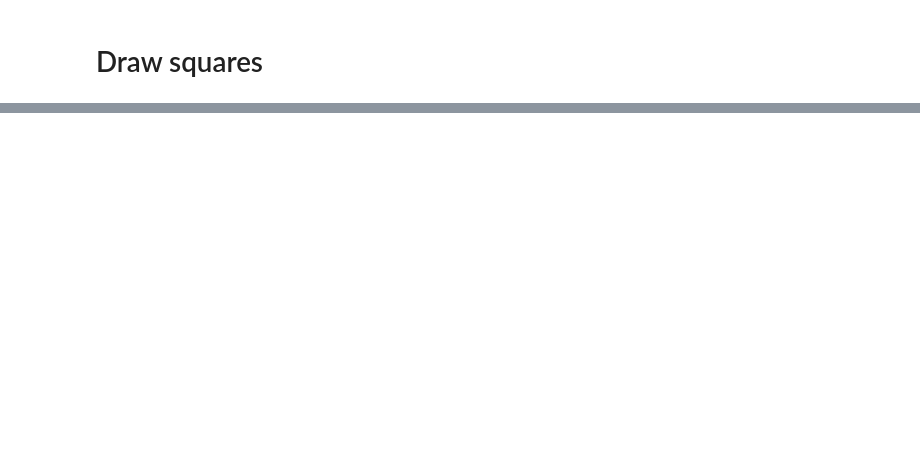
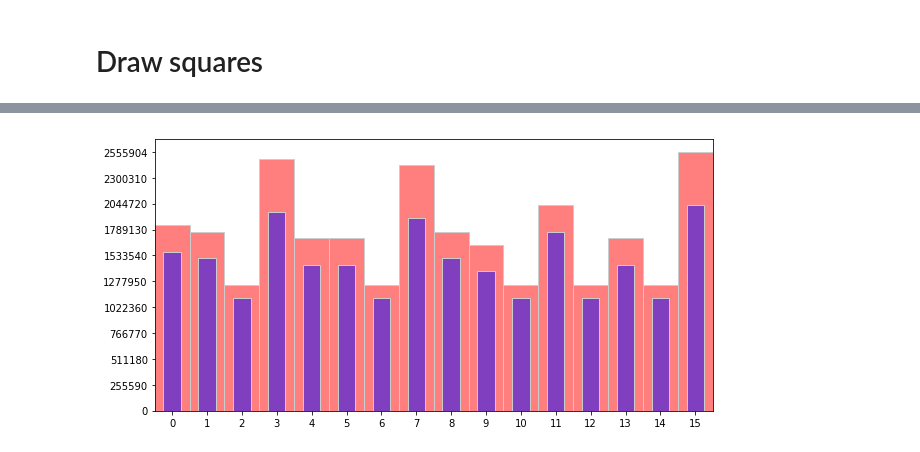
Before and after one commit to CvoidStudio/Parallel_Matrix_Topology, a Jupyter notebook: Simulator/MPI_Simulator.ipynb, the cells around one changed output, grey strips where cells are left out. Drawn from its saved outputs; the diff is of its cells as text; code cells hidden in the pictures; blank space fills up the shorter version.

```diff
--- a/Simulator/MPI_Simulator.ipynb
+++ b/Simulator/MPI_Simulator.ipynb
@@ -326,0 +436,41 @@ Draw_Route_Table(RR,title='P = 16 : SUMMA | 16k3')
+# %%
+def compare_distributions(dis1,dis2,
+                          color1=[1,0,0,0.5],
+                          color2=[0,0,1,0.5],
+                          width = 1):
+    Fig = plt.figure(figsize=[10,5])
+    Total_P = len(dis1)
+    # check the number of nodes resp.
+    assert len(dis1)==len(dis2),'distributions not matched!'
+
+    # bar chart
+    ax = plt.subplot(111)
+    for p in range(Total_P):
+        ax.add_patch(
+            patches.Rectangle((p-width/2,0),width,dis1[p],
+                              fill=True,
+                              ec=[0.8,0.8,0.8,1],
+                              fc=color1)
+            )
+        ax.add_patch(
+            patches.Rectangle((p-width/4,0),width/2,dis2[p],
+                              fill=True,
+                              ec=[0.8,0.8,0.8,1],
+                              fc=color2)
+            )
+
+    max_D = max([np.max(dis1),np.max(dis2)])
+
+
+    Y_Ticks = list(range(0,max_D,(int)(max_D/10)))
+    if max_D-Y_Ticks[-1] < (int)(max_D/15):
+        Y_Ticks[-1] = max_D
+
+    plt.xticks(range(Total_P))
+    plt.yticks(Y_Ticks)
+    plt.axis([0-0.5,Total_P-0.5,0,max_D*1.05])
+    plt.show()
+# %%
+compare_distributions(Distribution_D,Distribution_S)
+# %% [output]
+[figure, added]
```
Also changed, not shown: parts of 20 cells of this notebook.
